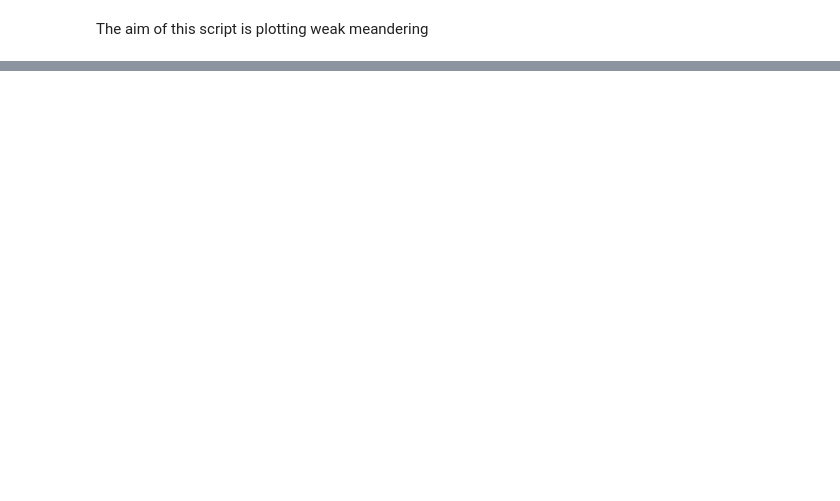
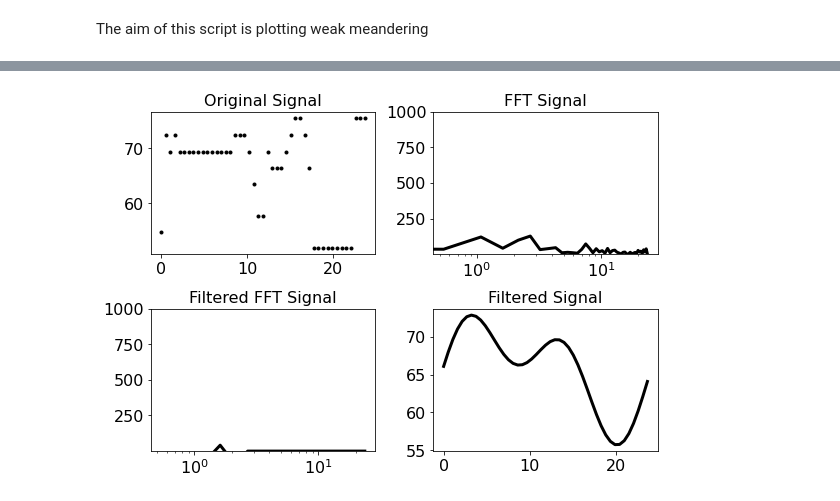
Before and after one commit to LongDaniel/post, a Jupyter notebook: test_weak_meandering.ipynb, the cells around one changed output, grey strips where cells are left out. Saved outputs shown, nothing was run; the diff lists cells and outputs as text; code cells hidden in the pictures; blank space fills up the shorter version.

```diff
--- a/test_weak_meandering.ipynb
+++ b/test_weak_meandering.ipynb
@@ -233,7 +308,7 @@ def smooth(x,window_len=11,window='hanning'):
     #return y
 
     _start = len(w)/2
-    return y[(_start):(_start+len(x))]
+    return y[int(_start):int(_start+len(x))]
 # %%
 sx = 7.0
 sy = 7.0
@@ -268,5 +343,5 @@ yfftm3 = []
 u_ts3 = []
 # %%
 #change working directory
-path = 'd:\post\'
+path = 'd:\post\Project\Fixed_Turbine'
 os.chdir(path)
@@ -486,0 +659,32 @@ xtemp = np.array(xtemp)
+# %%
+plt.figure(figsize=(8,8))
+
+ax1 = plt.subplot(321)
+ax1.plot(w,ytemp,'.', linewidth=3, color = 'black', alpha=1.0)
+ax1.set_title("Original Signal", color='black', fontsize=16)
+
+ax2 = plt.subplot(322)
+ax2.plot(w, np.abs(f_signal),'k-', linewidth=3, alpha=1.0)
+ax2.set_xscale("log")
+#ax2.set_yscale("log")
+ax2.set_ylim([1e-3,1e3])
+ax2.set_title("FFT Signal", color='black', fontsize=16)
+
+ax3 = plt.subplot(323)
+ax3.plot(w, cut_f_signal,'k-', linewidth=3, alpha=1.0)
+ax3.set_xscale("log")
+#ax3.set_yscale("log")
+ax3.set_ylim([1e-3,1e3])
+ax3.set_title("Filtered FFT Signal", color='black', fontsize=16)
+
+ax4 = plt.subplot(324)
+ax4.plot(w, cut_signal,'k-', linewidth=3, alpha=1.0)
+ax4.set_title("Filtered Signal", color='black', fontsize=16)
+
+for i in [ax1,ax2,ax3,ax4]:
+    i.tick_params(labelsize=16, labelcolor='black')
+
+plt.tight_layout()
+plt.show()
+# %% [output]
+[figure, added]
```
Also changed, not shown: parts of 14 cells of this notebook, 2 other files.
